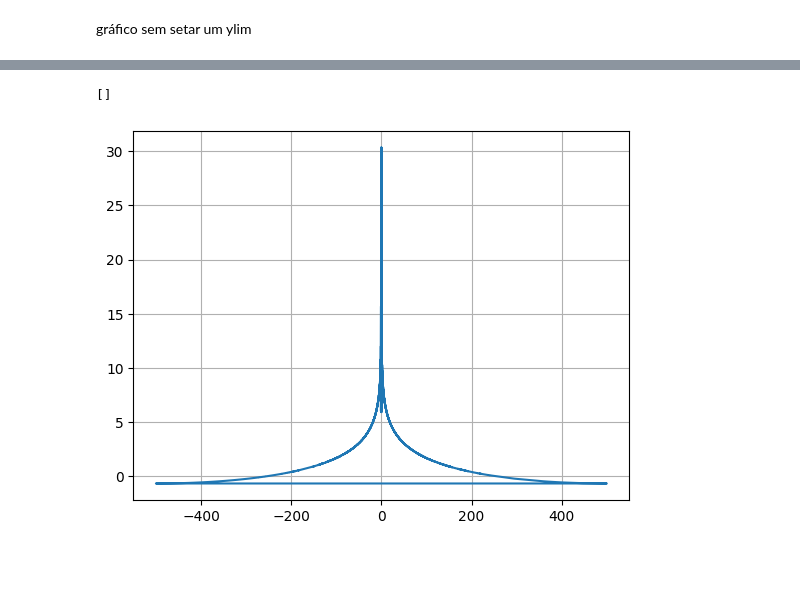
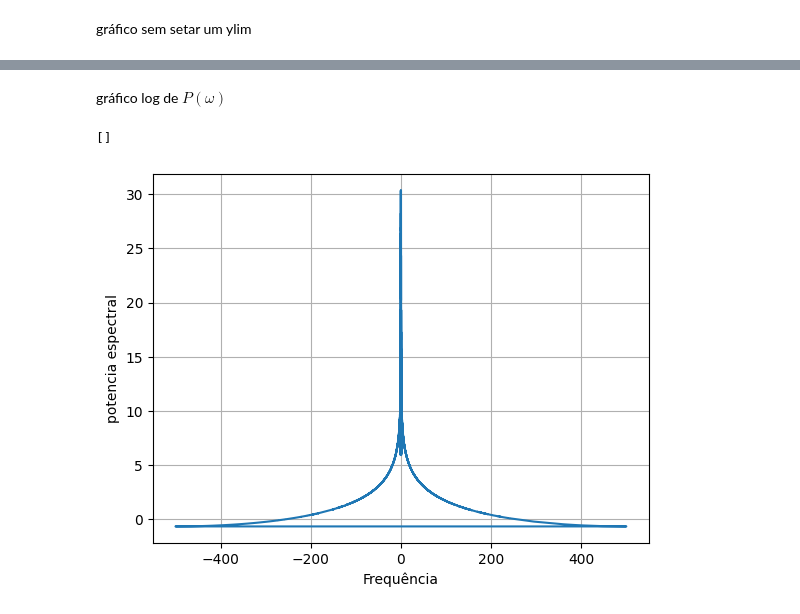
Before and after one commit to mickpires/Duffing-oscilator, a Jupyter notebook: duffing.ipynb, the cells around one changed output, grey strips where cells are left out. Cells and saved outputs as stored; diff of their text form; code cells hidden in the pictures; blank space fills up the shorter version.

```diff
--- a/duffing.ipynb
+++ b/duffing.ipynb
@@ -124,9 +129,13 @@ NameError: name 'plt' is not defined
+# %% [markdown]
+gráfico log de $P(\omega)$
 # %%
 #gráfico log
 
 plt.plot(xfreq,np.log(np.abs(xf)**2))
+plt.xlabel('Frequência')
+plt.ylabel("potencia espectral")
 plt.grid(True)
 plt.plot()
 # %% [output]
 []
-[figure, old version]
+[figure, new version]
```
Also changed, not shown: parts of 4 cells of this notebook.
